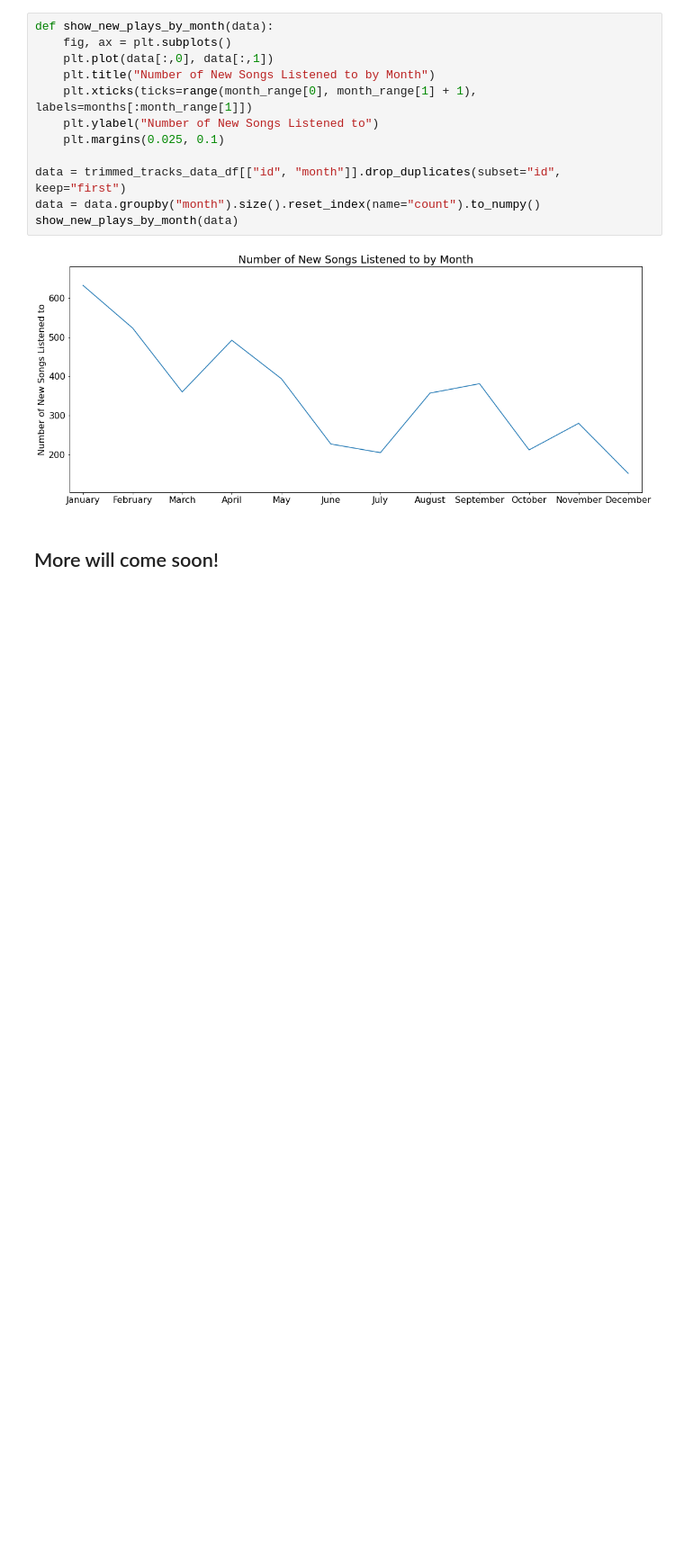
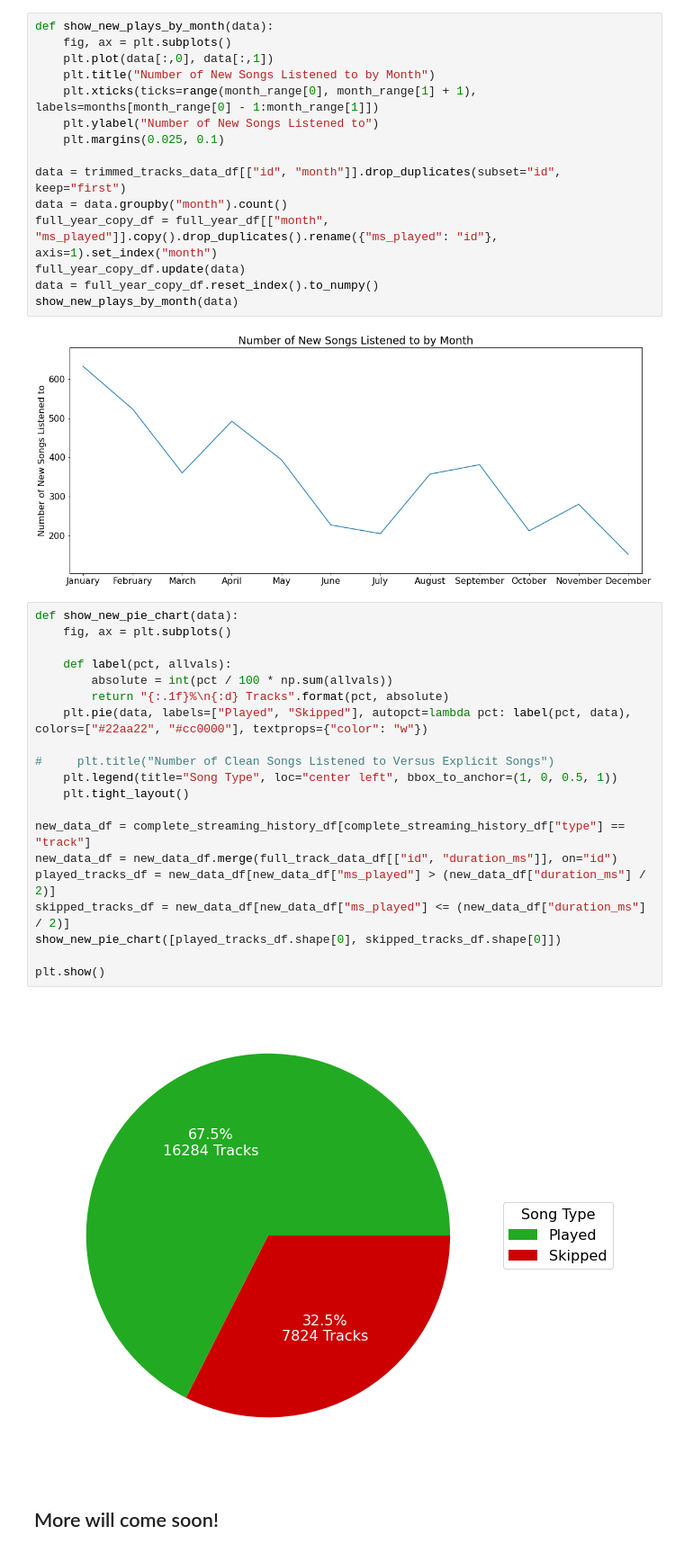
Before and after one commit to justinro-underscore/SpotifyDataAnalysis, a Jupyter notebook: SpotifyDataAnalysis.ipynb, the cells around one changed output. Shown at 90% size. Cells and saved outputs as stored; diff of their text form; blank space fills up the shorter version.

```diff
--- a/SpotifyDataAnalysis.ipynb
+++ b/SpotifyDataAnalysis.ipynb
@@ -554,14 +584,39 @@ def show_new_plays_by_month(data):
     fig, ax = plt.subplots()
     plt.plot(data[:,0], data[:,1])
     plt.title("Number of New Songs Listened to by Month")
-    plt.xticks(ticks=range(month_range[0], month_range[1] + 1), labels=months[:month_range[1]])
+    plt.xticks(ticks=range(month_range[0], month_range[1] + 1), labels=months[month_range[0] - 1:month_range[1]])
     plt.ylabel("Number of New Songs Listened to")
     plt.margins(0.025, 0.1)
 
 data = trimmed_tracks_data_df[["id", "month"]].drop_duplicates(subset="id", keep="first")
-data = data.groupby("month").size().reset_index(name="count").to_numpy()
+data = data.groupby("month").count()
+full_year_copy_df = full_year_df[["month", "ms_played"]].copy().drop_duplicates().rename({"ms_played": "id"}, axis=1).set_index("month")
+full_year_copy_df.update(data)
+data = full_year_copy_df.reset_index().to_numpy()
 show_new_plays_by_month(data)
 # %% [output]
 [figure]
+# %%
+def show_new_pie_chart(data):
+    fig, ax = plt.subplots()
+
+    def label(pct, allvals):
+        absolute = int(pct / 100 * np.sum(allvals))
+        return "{:.1f}%\n{:d} Tracks".format(pct, absolute)
+    plt.pie(data, labels=["Played", "Skipped"], autopct=lambda pct: label(pct, data), colors=["#22aa22", "#cc0000"], textprops={"color": "w"})
+
+#     plt.title("Number of Clean Songs Listened to Versus Explicit Songs")
+    plt.legend(title="Song Type", loc="center left", bbox_to_anchor=(1, 0, 0.5, 1))
+    plt.tight_layout()
+
+new_data_df = complete_streaming_history_df[complete_streaming_history_df["type"] == "track"]
+new_data_df = new_data_df.merge(full_track_data_df[["id", "duration_ms"]], on="id")
+played_tracks_df = new_data_df[new_data_df["ms_played"] > (new_data_df["duration_ms"] / 2)]
+skipped_tracks_df = new_data_df[new_data_df["ms_played"] <= (new_data_df["duration_ms"] / 2)]
+show_new_pie_chart([played_tracks_df.shape[0], skipped_tracks_df.shape[0]])
+
+plt.show()
+# %% [output]
+[figure, added]
 # %% [markdown]
 ## More will come soon!
```
Also changed, not shown: parts of 6 cells of this notebook.
